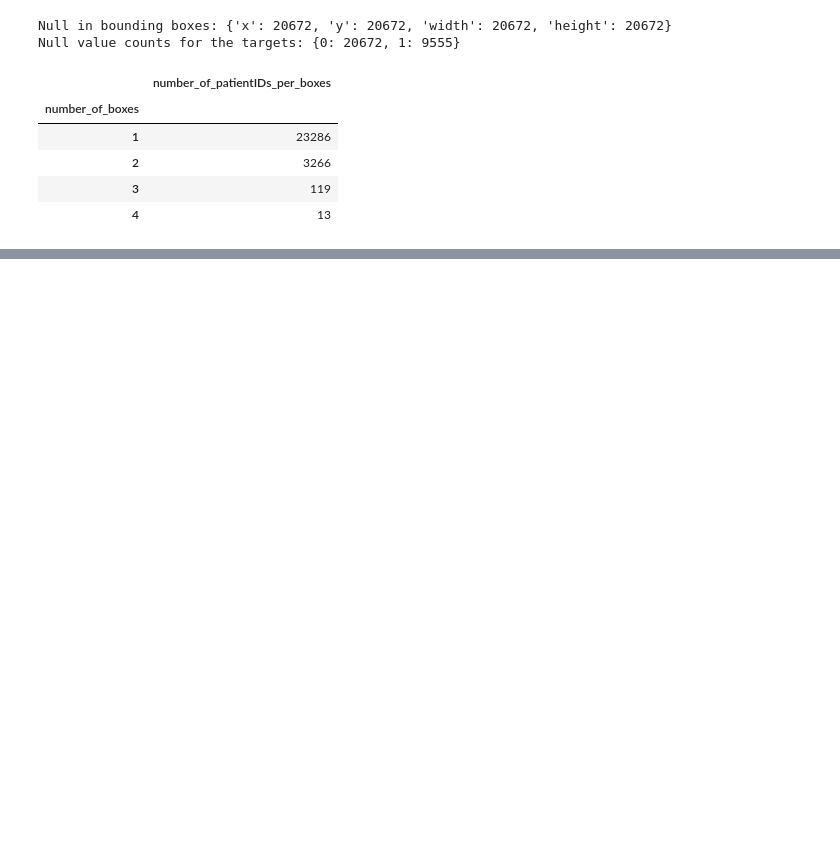
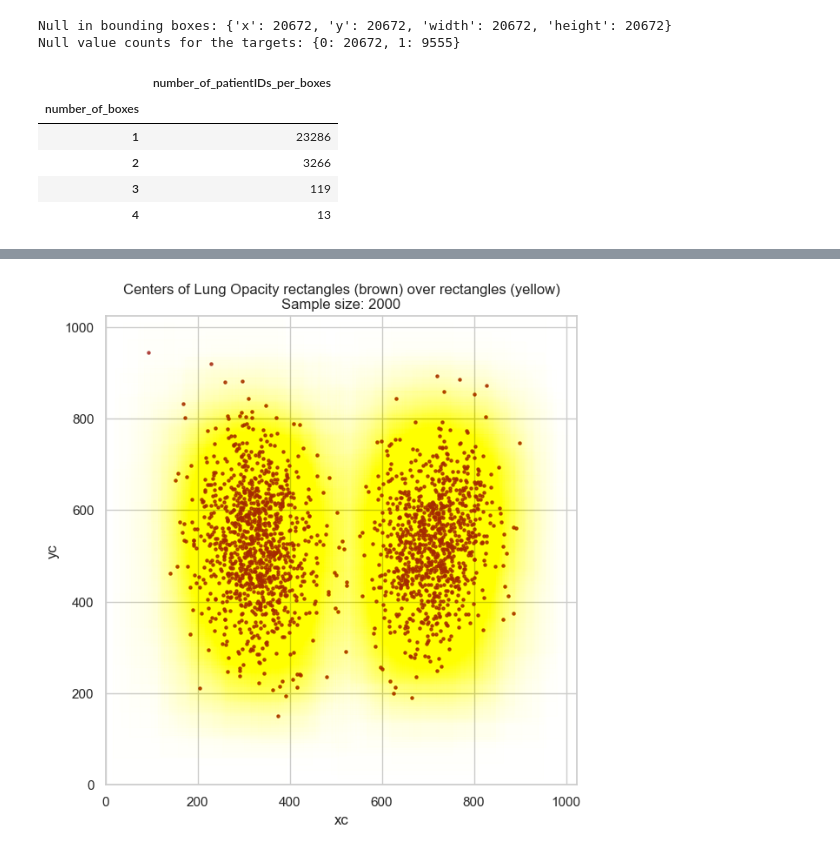
Before and after one commit to AIML-July-23-A-Capstone-G1-Team/Capstone-Project, a Jupyter notebook: Capstone.ipynb, the cells around one changed output, grey strips where cells are left out. Cells and saved outputs as stored; diff of their text form; code cells hidden in the pictures; blank space fills up the shorter version.

```diff
--- a/Capstone.ipynb
+++ b/Capstone.ipynb
@@ -542,0 +581,13 @@ Shape of the train_class dataframe after merge: (30227, 9)
+# %%
+fig, ax = plt.subplots(1,1,figsize=(7,7))
+target_sample = target1.sample(2000)
+target_sample['xc'] = target_sample['x'] + target_sample['width'] / 2
+target_sample['yc'] = target_sample['y'] + target_sample['height'] / 2
+plt.title("Centers of Lung Opacity rectangles (brown) over rectangles (yellow)\nSample size: 2000")
+target_sample.plot.scatter(x='xc', y='yc', xlim=(0,1024), ylim=(0,1024), ax=ax, alpha=0.8, marker=".", color="brown")
+for i, crt_sample in target_sample.iterrows():
+    ax.add_patch(Rectangle(xy=(crt_sample['x'], crt_sample['y']),
+                width=crt_sample['width'],height=crt_sample['height'],alpha=3.5e-3, color="yellow"))
+plt.show()
+# %% [output]
+[figure, added]
```
Also changed, not shown: parts of 11 cells of this notebook.
